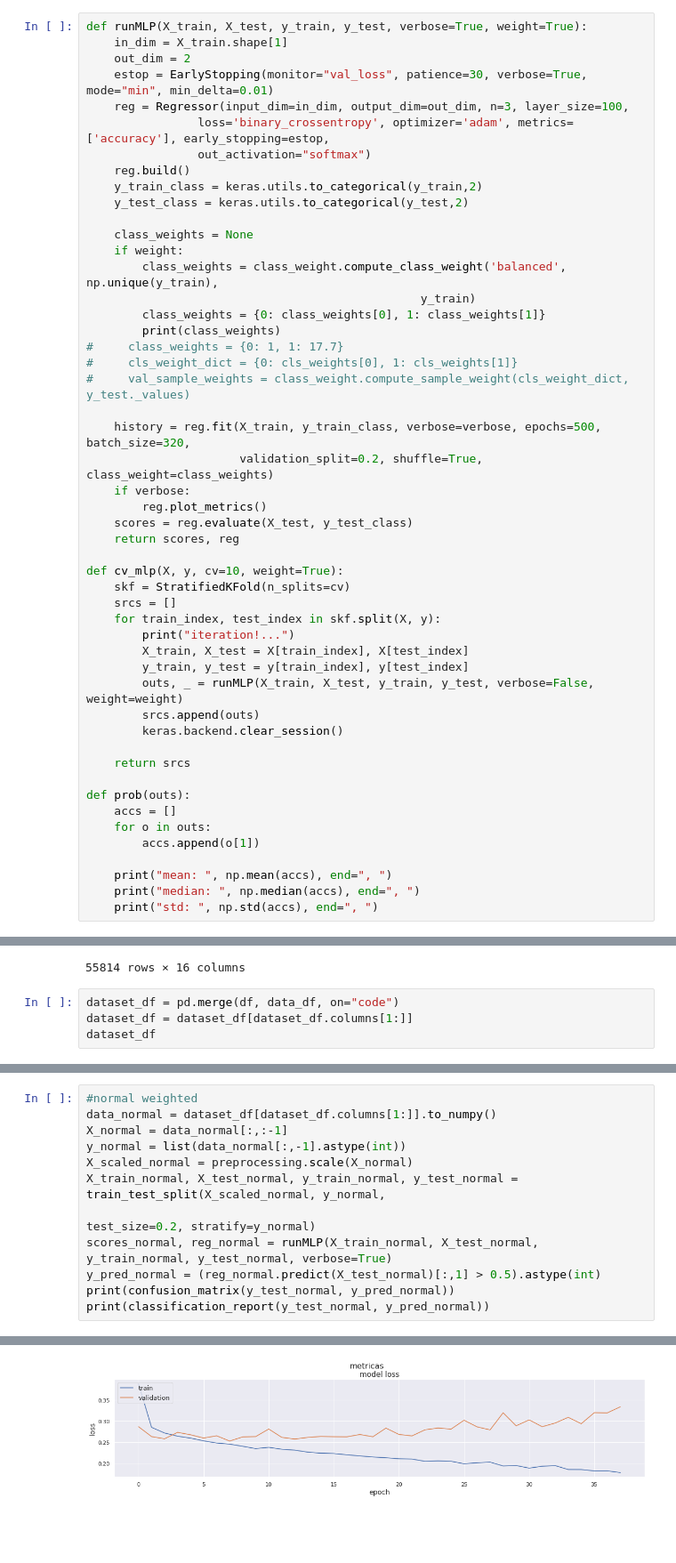
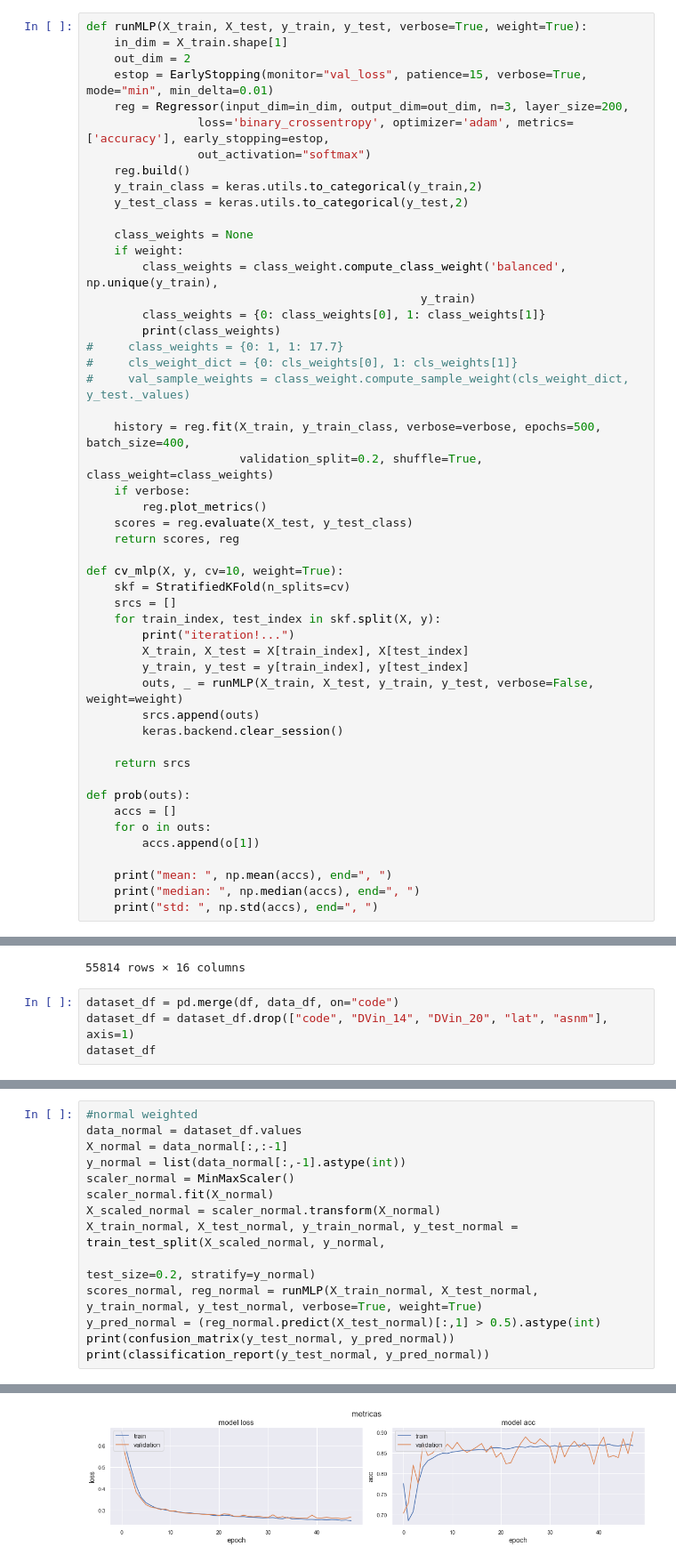
Before and after one commit to frmunozz/AGRIMED, a Jupyter notebook: notebooks/BinaryClassifierImproved.ipynb, the cells around one changed output, grey strips where cells are left out. Shown at 89% size. Saved outputs shown, nothing was run; the diff lists cells and outputs as text; blank space fills up the shorter version.

```diff
--- a/notebooks/BinaryClassifierImproved.ipynb
+++ b/notebooks/BinaryClassifierImproved.ipynb
@@ -42,8 +45,8 @@ Using TensorFlow backend.
 def runMLP(X_train, X_test, y_train, y_test, verbose=True, weight=True):
     in_dim = X_train.shape[1]
     out_dim = 2
-    estop = EarlyStopping(monitor="val_loss", patience=30, verbose=True, mode="min", min_delta=0.01)
-    reg = Regressor(input_dim=in_dim, output_dim=out_dim, n=3, layer_size=100,
+    estop = EarlyStopping(monitor="val_loss", patience=15, verbose=True, mode="min", min_delta=0.01)
+    reg = Regressor(input_dim=in_dim, output_dim=out_dim, n=3, layer_size=200,
                 loss='binary_crossentropy', optimizer='adam', metrics=['accuracy'], early_stopping=estop,
                 out_activation="softmax")
     reg.build()
@@ -60,7 +63,7 @@ def runMLP(X_train, X_test, y_train, y_test, verbose=True, weight=True):
 #     cls_weight_dict = {0: cls_weights[0], 1: cls_weights[1]}
 #     val_sample_weights = class_weight.compute_sample_weight(cls_weight_dict, y_test._values)
 
-    history = reg.fit(X_train, y_train_class, verbose=verbose, epochs=500, batch_size=320,
+    history = reg.fit(X_train, y_train_class, verbose=verbose, epochs=500, batch_size=400,
                       validation_split=0.2, shuffle=True, class_weight=class_weights)
     if verbose:
         reg.plot_metrics()
@@ -207,6 +227,6 @@ data_df
 55814 rows × 16 columns
 # %%
 dataset_df = pd.merge(df, data_df, on="code")
-dataset_df = dataset_df[dataset_df.columns[1:]]
+dataset_df = dataset_df.drop(["code", "DVin_14", "DVin_20", "lat", "asnm"], axis=1)
 dataset_df
 # %% [output]
@@ -226,12 +251,14 @@ dataset_df
 # %%
 #normal weighted
-data_normal = dataset_df[dataset_df.columns[1:]].to_numpy()
+data_normal = dataset_df.values
 X_normal = data_normal[:,:-1]
 y_normal = list(data_normal[:,-1].astype(int))
-X_scaled_normal = preprocessing.scale(X_normal)
+scaler_normal = MinMaxScaler()
+scaler_normal.fit(X_normal)
+X_scaled_normal = scaler_normal.transform(X_normal)
 X_train_normal, X_test_normal, y_train_normal, y_test_normal = train_test_split(X_scaled_normal, y_normal,
                                                                                 test_size=0.2, stratify=y_normal)
-scores_normal, reg_normal = runMLP(X_train_normal, X_test_normal, y_train_normal, y_test_normal, verbose=True)
+scores_normal, reg_normal = runMLP(X_train_normal, X_test_normal, y_train_normal, y_test_normal, verbose=True, weight=True)
 y_pred_normal = (reg_normal.predict(X_test_normal)[:,1] > 0.5).astype(int)
 print(confusion_matrix(y_test_normal, y_pred_normal))
 print(classification_report(y_test_normal, y_pred_normal))
@@ -256 +283 @@ weighted avg       0.96      0.89      0.91     10792
-[figure, old version]
+[figure, new version]
```
Also changed, not shown: parts of 32 cells of this notebook, 9 other files.
